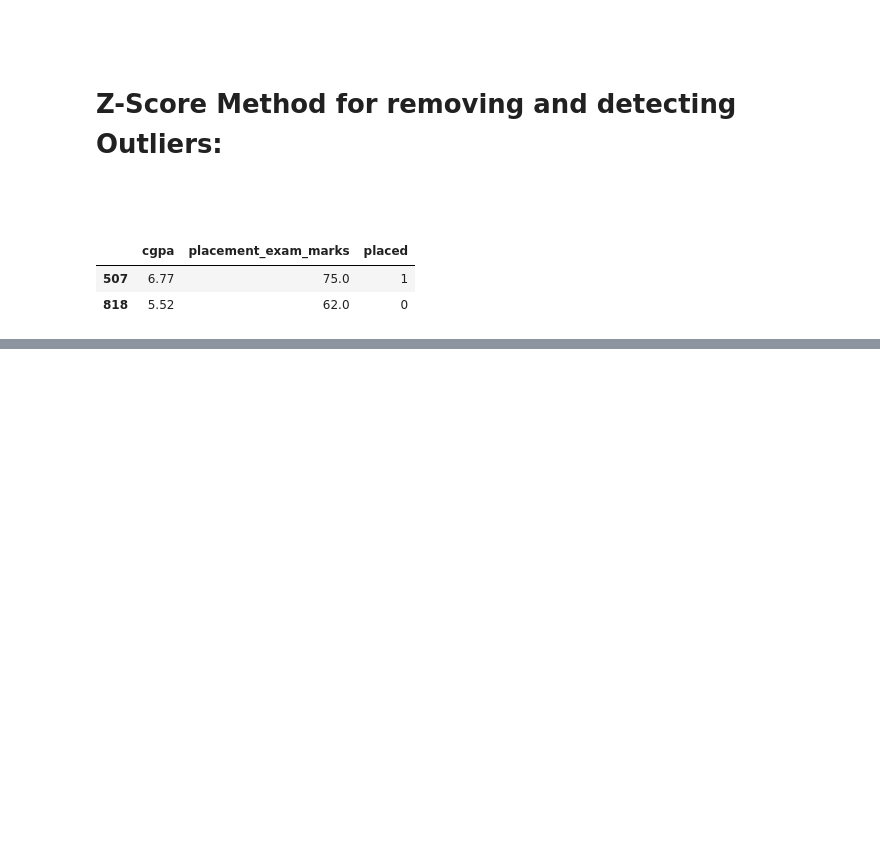
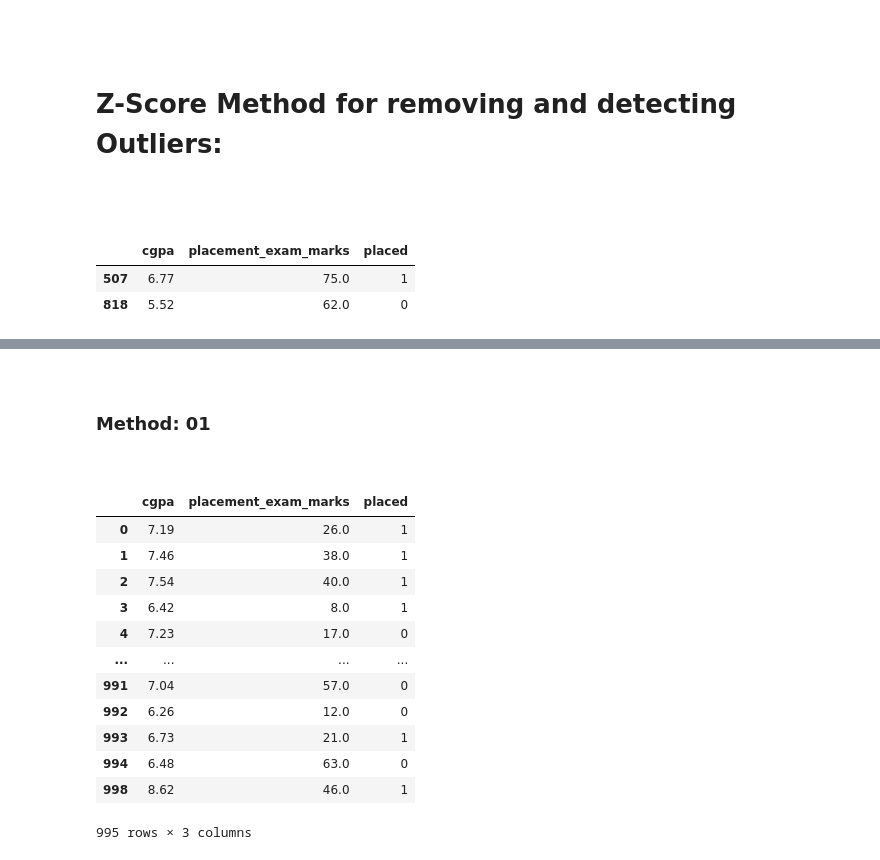
Before and after one commit to yasin-arafat-05/machine_learning, a Jupyter notebook: code/42_z_score_outliers_removal.ipynb, the cells around one changed output, grey strips where cells are left out. Saved outputs shown, nothing was run; the diff lists cells and outputs as text; code cells hidden in the pictures; blank space fills up the shorter version.

```diff
--- a/code/42_z_score_outliers_removal.ipynb
+++ b/code/42_z_score_outliers_removal.ipynb
@@ -38,0 +60,8 @@ ax[1].legend()
+# %%
+
+# Founding the boundary values:
+hg = df['cgpa'].mean() + 3*df['cgpa'].std()
+lw = df['cgpa'].mean() - 3*df['cgpa'].std()
+
+print("Height allowed: ",df['cgpa'].mean() + 3*df['cgpa'].std())
+print("Height allowed: ",df['cgpa'].mean() - 3*df['cgpa'].std())
@@ -38,0 +88,23 @@ ax[1].legend()
+# %% [markdown]
+<br>
+
+### Method: 01
+
+<br>
+# %%
+new_df = df[(df['cgpa']<hg) & (df['cgpa']>lw)]
+new_df # we remove total 5 outliers
+# %% [output]
+|  | cgpa | placement_exam_marks | placed |
+| 0 | 7.19 | 26.0 | 1 |
+| 1 | 7.46 | 38.0 | 1 |
+| 2 | 7.54 | 40.0 | 1 |
+| 3 | 6.42 | 8.0 | 1 |
+| 4 | 7.23 | 17.0 | 0 |
+| ... | ... | ... | ... |
+| 991 | 7.04 | 57.0 | 0 |
+| 992 | 6.26 | 12.0 | 0 |
+| 993 | 6.73 | 21.0 | 1 |
+| 994 | 6.48 | 63.0 | 0 |
+| 998 | 8.62 | 46.0 | 1 |
+995 rows × 3 columns
```
Also changed, not shown: parts of 17 cells of this notebook, 7 other files.
